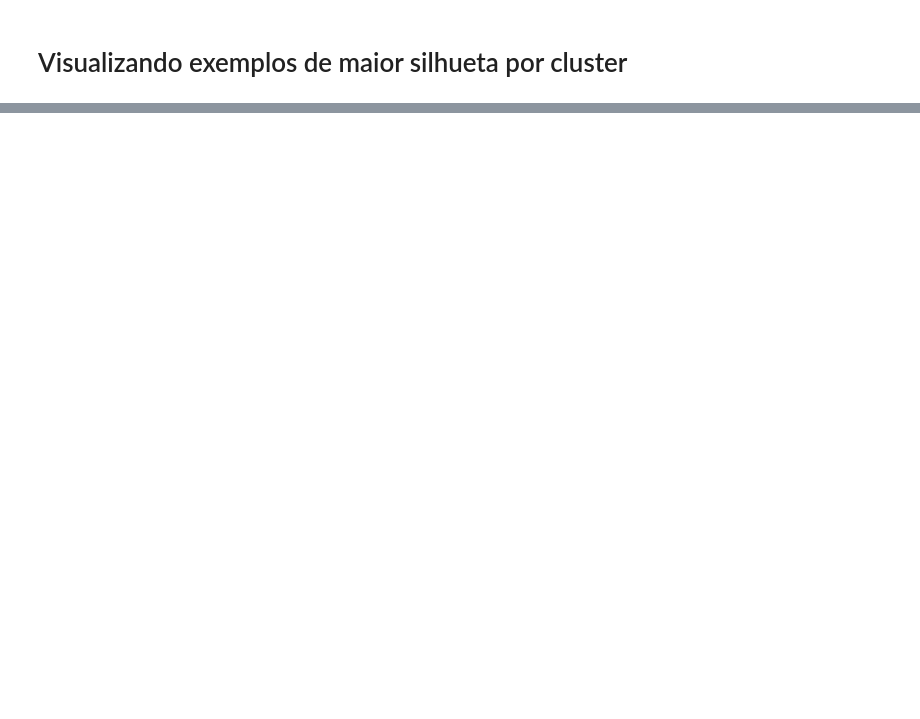
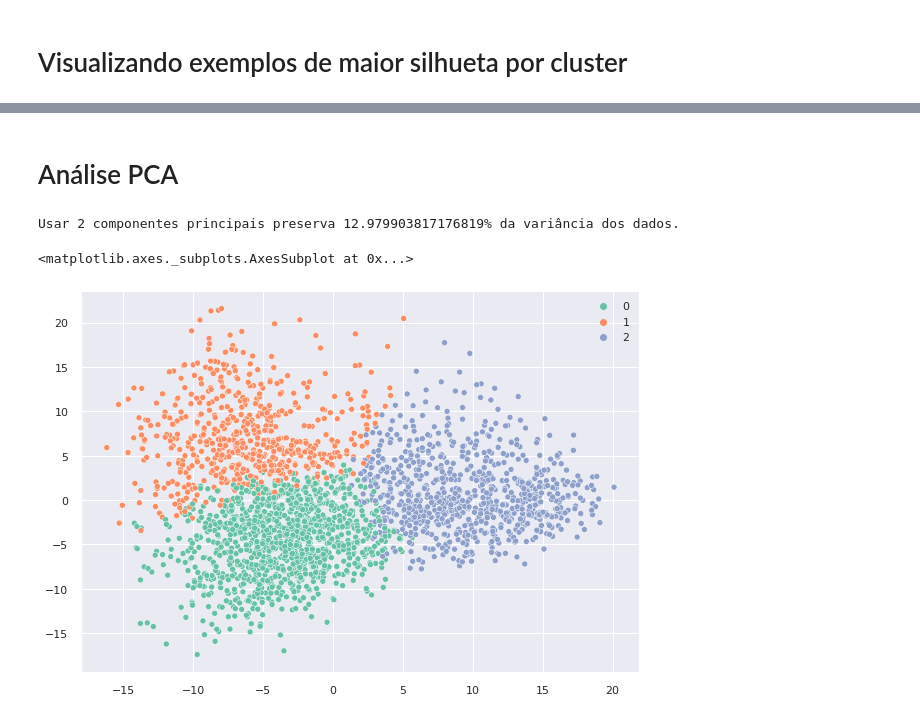
Before and after one commit to kenzosakiyama/tweet_clustering, a Jupyter notebook: dense_clustering_sentence_bert.ipynb, the cells around one changed output, grey strips where cells are left out. Cells and saved outputs as stored; diff of their text form; code cells hidden in the pictures; blank space fills up the shorter version.

```diff
--- a/dense_clustering_sentence_bert.ipynb
+++ b/dense_clustering_sentence_bert.ipynb
@@ -206,0 +207,2 @@ c_df.sort_values(by="silhouette", ascending=False).head(10)
+# %% [markdown]
+# Análise PCA
@@ -206,0 +212,15 @@ c_df.sort_values(by="silhouette", ascending=False).head(10)
+# %%
+scaler = StandardScaler()
+std_vectors = scaler.fit_transform(text_vectors)
+# %%
+pca = PCA(n_components=2)
+pca_representations = pca.fit_transform(std_vectors)
+# %%
+print(f"Usar 2 componentes principais preserva {pca.explained_variance_ratio_.sum() * 100}% da variância dos dados.")
+# %% [output]
+Usar 2 componentes principais preserva 12.979903817176819% da variância dos dados.
+# %%
+sns.scatterplot(x=pca_representations[:, 0], y=pca_representations[:, 1], hue=data_df["cluster"].values, palette="Set2")
+# %% [output]
+<matplotlib.axes._subplots.AxesSubplot at 0x...>
+[figure, added]
```
Also changed, not shown: parts of 9 cells of this notebook, 1 other file.
